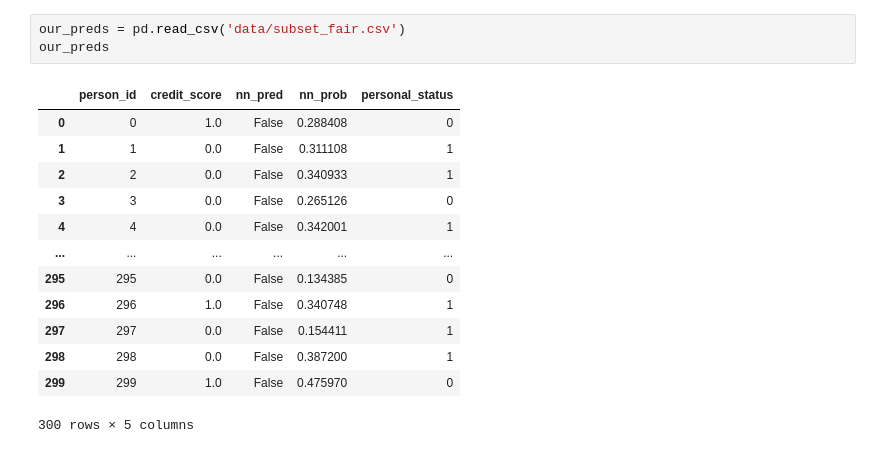
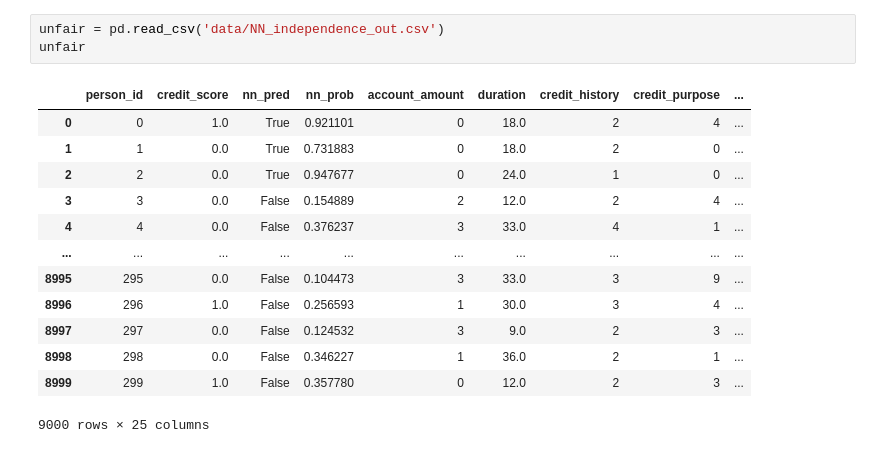
Before and after one commit to Rune-Nedergaard/ResponsibleAI_projects, a Jupyter notebook: Project1-FairML/proj1_german.ipynb, the cells around one changed output. Cells and saved outputs as stored; diff of their text form.

```diff
--- a/Project1-FairML/proj1_german.ipynb
+++ b/Project1-FairML/proj1_german.ipynb
@@ -4,17 +25,17 @@ import pandas as pd
 # %%
-our_preds = pd.read_csv('data/subset_fair.csv')
-our_preds
+unfair = pd.read_csv('data/NN_independence_out.csv')
+unfair
 # %% [output]
-|  | person_id | credit_score | nn_pred | nn_prob | personal_status |
-| 0 | 0 | 1.0 | False | 0.288408 | 0 |
-| 1 | 1 | 0.0 | False | 0.311108 | 1 |
-| 2 | 2 | 0.0 | False | 0.340933 | 1 |
-| 3 | 3 | 0.0 | False | 0.265126 | 0 |
-| 4 | 4 | 0.0 | False | 0.342001 | 1 |
-| ... | ... | ... | ... | ... | ... |
-| 295 | 295 | 0.0 | False | 0.134385 | 0 |
-| 296 | 296 | 1.0 | False | 0.340748 | 1 |
-| 297 | 297 | 0.0 | False | 0.154411 | 1 |
-| 298 | 298 | 0.0 | False | 0.387200 | 1 |
-| 299 | 299 | 1.0 | False | 0.475970 | 0 |
+|  | person_id | credit_score | nn_pred | nn_prob | account_amount | duration | credit_history | credit_purpose | ... |
+| 0 | 0 | 1.0 | True | 0.921101 | 0 | 18.0 | 2 | 4 | ... |
+| 1 | 1 | 0.0 | True | 0.731883 | 0 | 18.0 | 2 | 0 | ... |
+| 2 | 2 | 0.0 | True | 0.947677 | 0 | 24.0 | 1 | 0 | ... |
+| 3 | 3 | 0.0 | False | 0.154889 | 2 | 12.0 | 2 | 4 | ... |
+| 4 | 4 | 0.0 | False | 0.376237 | 3 | 33.0 | 4 | 1 | ... |
+| ... | ... | ... | ... | ... | ... | ... | ... | ... | ... |
+| 8995 | 295 | 0.0 | False | 0.104473 | 3 | 33.0 | 3 | 9 | ... |
+| 8996 | 296 | 1.0 | False | 0.256593 | 1 | 30.0 | 3 | 4 | ... |
+| 8997 | 297 | 0.0 | False | 0.124532 | 3 | 9.0 | 2 | 3 | ... |
+| 8998 | 298 | 0.0 | False | 0.346227 | 1 | 36.0 | 2 | 1 | ... |
+| 8999 | 299 | 1.0 | False | 0.357780 | 0 | 12.0 | 2 | 3 | ... |
-300 rows × 5 columns
+9000 rows × 25 columns
```
Also changed, not shown: parts of 26 cells of this notebook, 5 other files.
